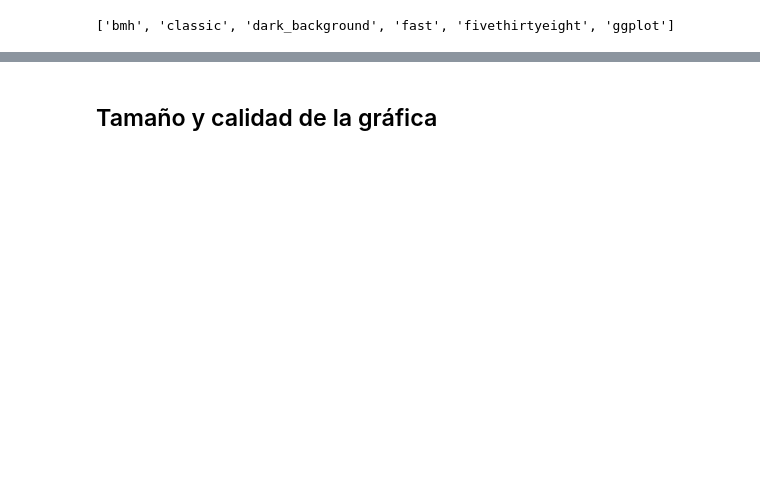
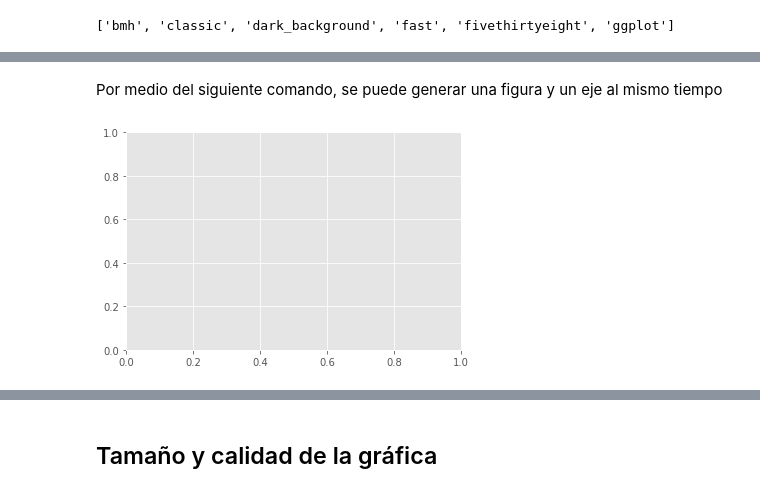
Before and after one commit to Crisdres/Manuales-Pandas-Python, a Jupyter notebook: Manual_pandas_python/Administracion_BBDD_3.ipynb, the cells around one changed output, grey strips where cells are left out. Cells and saved outputs as stored; diff of their text form; code cells hidden in the pictures; blank space fills up the shorter version.

```diff
--- a/Manual_pandas_python/Administracion_BBDD_3.ipynb
+++ b/Manual_pandas_python/Administracion_BBDD_3.ipynb
@@ -27,0 +45,6 @@ plt.style.use("ggplot")
+# %% [markdown]
+Por medio del siguiente comando, se puede generar una figura y un eje al mismo tiempo
+# %%
+fig, axs = plt.subplots()
+# %% [output]
+[figure, added]
```
Also changed, not shown: parts of 50 cells of this notebook, 2 other files.
